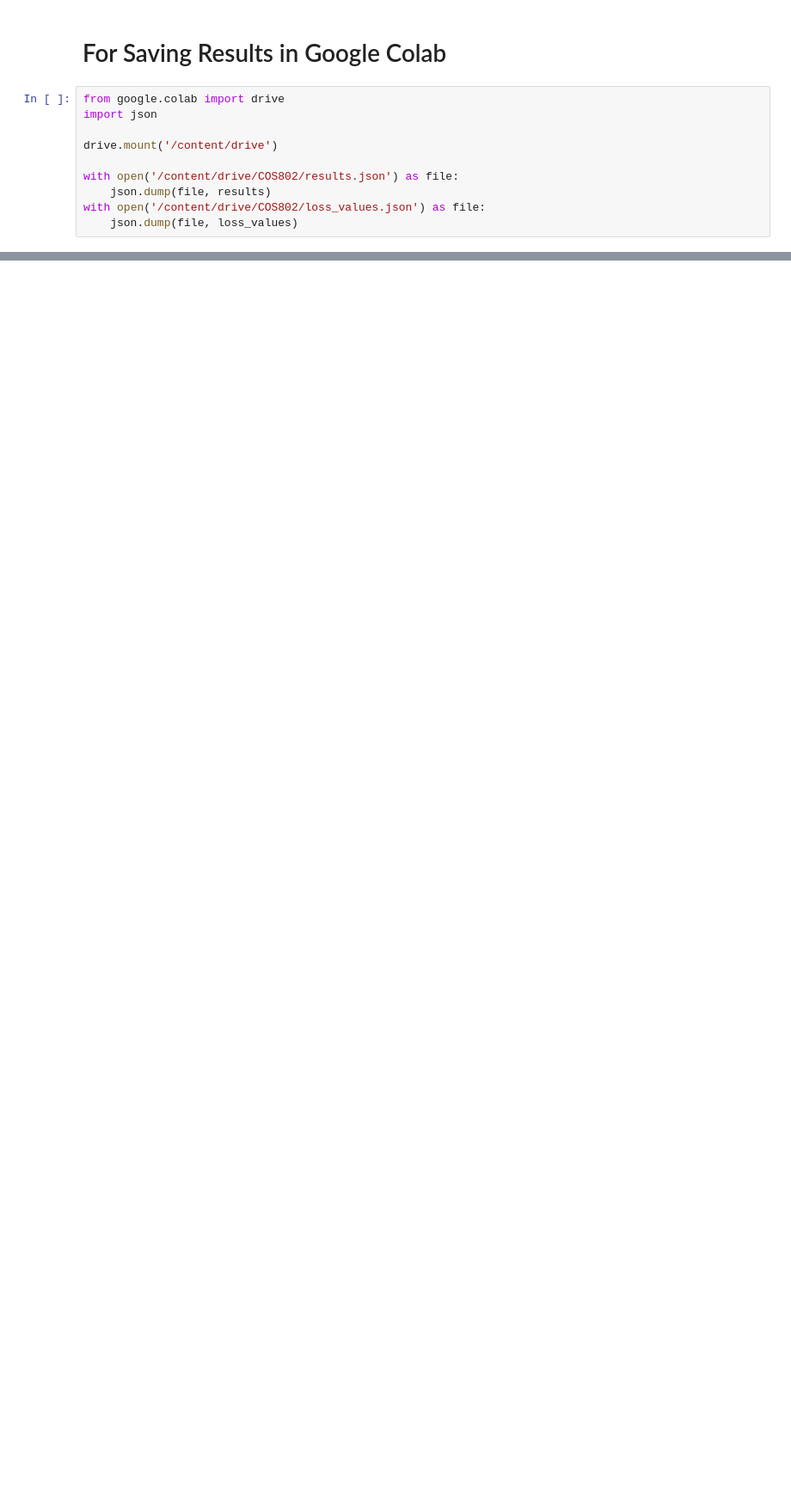
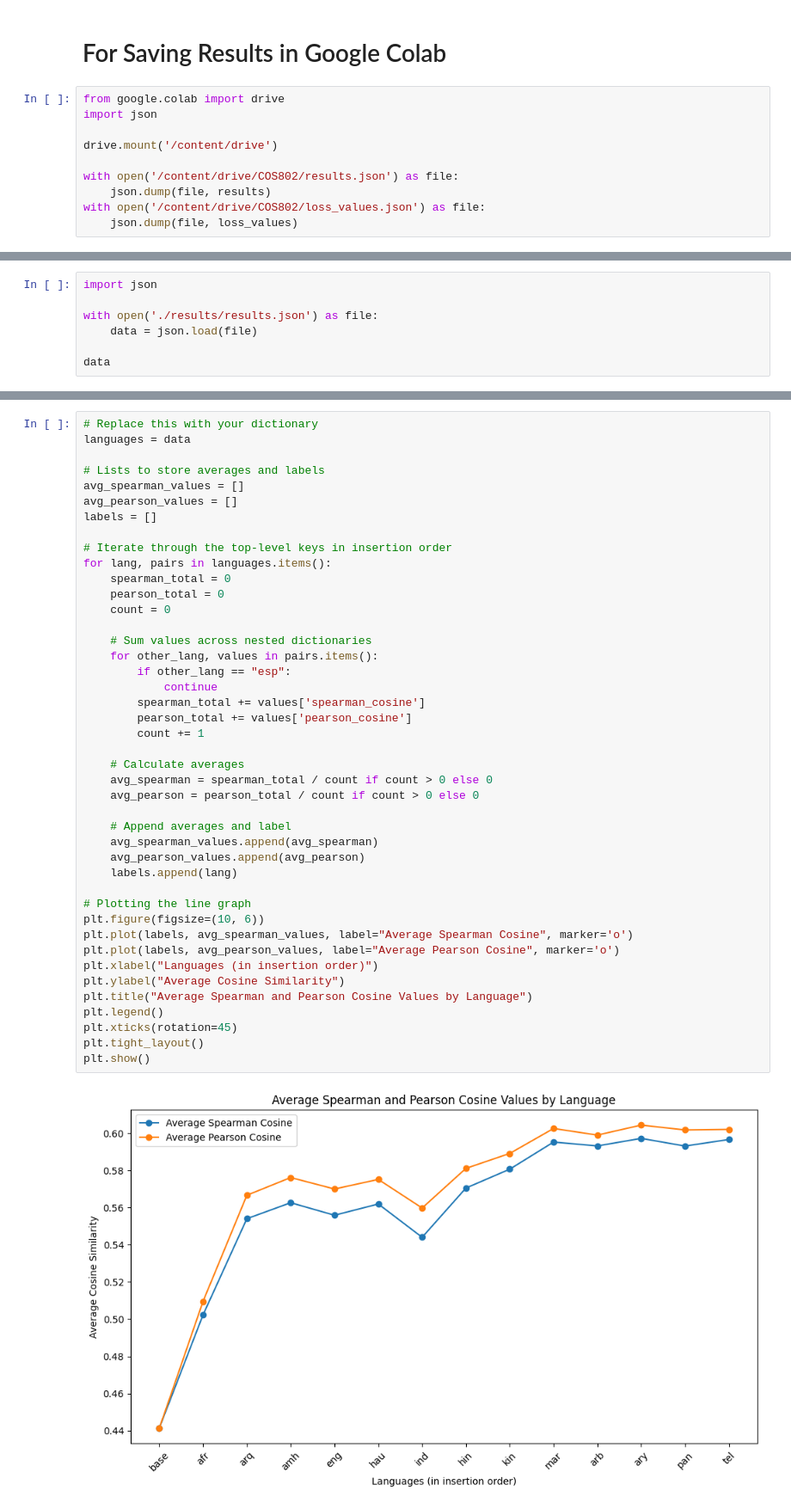
Before and after one commit to MichaelDuPlessis/COS802, a Jupyter notebook: sol.ipynb, the cells around one changed output, grey strips where cells are left out. Shown at 86% size. Cells and saved outputs as stored; diff of their text form; blank space fills up the shorter version.

Commit message:
Finished code for model and created diagrams from results

```diff
--- a/sol.ipynb
+++ b/sol.ipynb
@@ -292,0 +204,7 @@ with open('/content/drive/COS802/loss_values.json') as file:
+# %%
+import json
+
+with open('./results/results.json') as file:
+    data = json.load(file)
+
+data
@@ -292,0 +229,45 @@ with open('/content/drive/COS802/loss_values.json') as file:
+# %%
+# Replace this with your dictionary
+languages = data
+
+# Lists to store averages and labels
+avg_spearman_values = []
+avg_pearson_values = []
+labels = []
+
+# Iterate through the top-level keys in insertion order
+for lang, pairs in languages.items():
+    spearman_total = 0
+    pearson_total = 0
+    count = 0
+
+    # Sum values across nested dictionaries
+    for other_lang, values in pairs.items():
+        if other_lang == "esp":
+            continue
+        spearman_total += values['spearman_cosine']
+        pearson_total += values['pearson_cosine']
+        count += 1
+
+    # Calculate averages
+    avg_spearman = spearman_total / count if count > 0 else 0
+    avg_pearson = pearson_total / count if count > 0 else 0
+
+    # Append averages and label
+    avg_spearman_values.append(avg_spearman)
+    avg_pearson_values.append(avg_pearson)
+    labels.append(lang)
+
+# Plotting the line graph
+plt.figure(figsize=(10, 6))
+plt.plot(labels, avg_spearman_values, label="Average Spearman Cosine", marker='o')
+plt.plot(labels, avg_pearson_values, label="Average Pearson Cosine", marker='o')
+plt.xlabel("Languages (in insertion order)")
+plt.ylabel("Average Cosine Similarity")
+plt.title("Average Spearman and Pearson Cosine Values by Language")
+plt.legend()
+plt.xticks(rotation=45)
+plt.tight_layout()
+plt.show()
+# %% [output]
+[figure, added]
```
Also changed, not shown: parts of 10 cells of this notebook, 6 other files.
